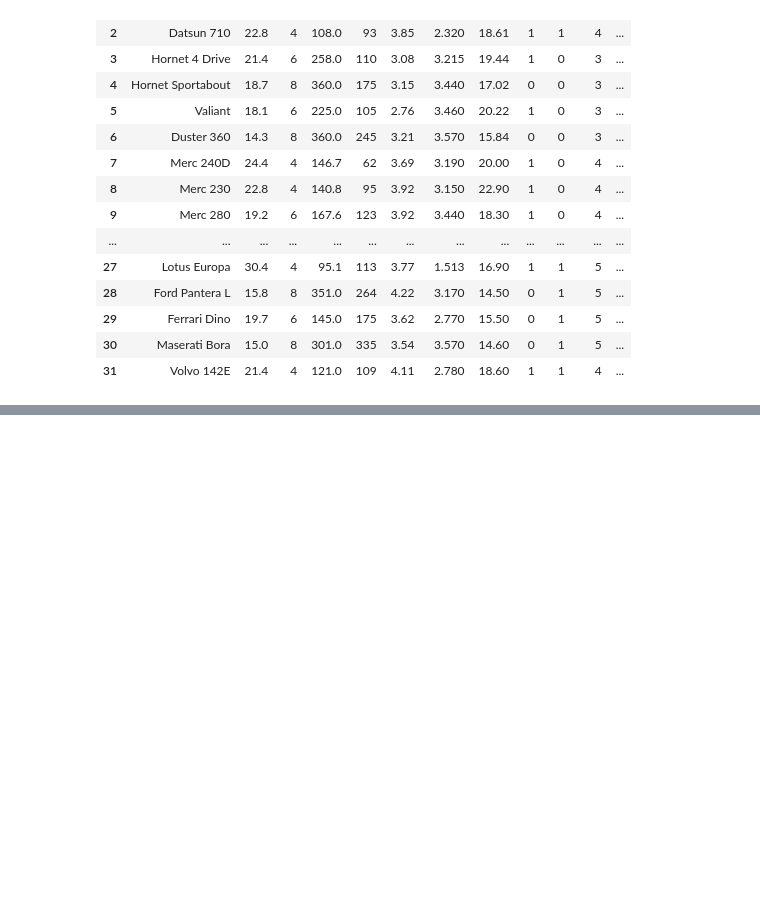
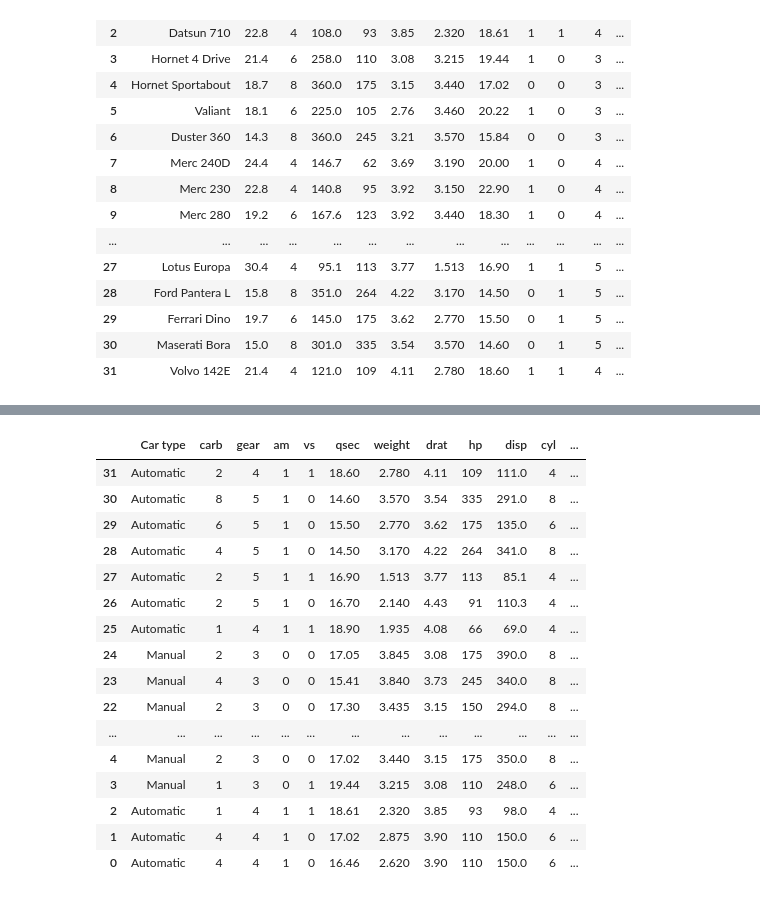
Before and after one commit to aryanra419/Python-class-notes, a Jupyter notebook: libraries.ipynb, the cells around one changed output, grey strips where cells are left out. Saved outputs shown, nothing was run; the diff lists cells and outputs as text; code cells hidden in the pictures; blank space fills up the shorter version.

```diff
--- a/libraries.ipynb
+++ b/libraries.ipynb
@@ -426,0 +578,20 @@ d3
+# %%
+d3.iloc[::-1,::-1]
+# %% [output]
+|  | Car type | carb | gear | am | vs | qsec | weight | drat | hp | disp | cyl | ... |
+| 31 | Automatic | 2 | 4 | 1 | 1 | 18.60 | 2.780 | 4.11 | 109 | 111.0 | 4 | ... |
+| 30 | Automatic | 8 | 5 | 1 | 0 | 14.60 | 3.570 | 3.54 | 335 | 291.0 | 8 | ... |
+| 29 | Automatic | 6 | 5 | 1 | 0 | 15.50 | 2.770 | 3.62 | 175 | 135.0 | 6 | ... |
+| 28 | Automatic | 4 | 5 | 1 | 0 | 14.50 | 3.170 | 4.22 | 264 | 341.0 | 8 | ... |
+| 27 | Automatic | 2 | 5 | 1 | 1 | 16.90 | 1.513 | 3.77 | 113 | 85.1 | 4 | ... |
+| 26 | Automatic | 2 | 5 | 1 | 0 | 16.70 | 2.140 | 4.43 | 91 | 110.3 | 4 | ... |
+| 25 | Automatic | 1 | 4 | 1 | 1 | 18.90 | 1.935 | 4.08 | 66 | 69.0 | 4 | ... |
+| 24 | Manual | 2 | 3 | 0 | 0 | 17.05 | 3.845 | 3.08 | 175 | 390.0 | 8 | ... |
+| 23 | Manual | 4 | 3 | 0 | 0 | 15.41 | 3.840 | 3.73 | 245 | 340.0 | 8 | ... |
+| 22 | Manual | 2 | 3 | 0 | 0 | 17.30 | 3.435 | 3.15 | 150 | 294.0 | 8 | ... |
+| ... | ... | ... | ... | ... | ... | ... | ... | ... | ... | ... | ... | ... |
+| 4 | Manual | 2 | 3 | 0 | 0 | 17.02 | 3.440 | 3.15 | 175 | 350.0 | 8 | ... |
+| 3 | Manual | 1 | 3 | 0 | 1 | 19.44 | 3.215 | 3.08 | 110 | 248.0 | 6 | ... |
+| 2 | Automatic | 1 | 4 | 1 | 1 | 18.61 | 2.320 | 3.85 | 93 | 98.0 | 4 | ... |
+| 1 | Automatic | 4 | 4 | 1 | 0 | 17.02 | 2.875 | 3.90 | 110 | 150.0 | 6 | ... |
+| 0 | Automatic | 4 | 4 | 1 | 0 | 16.46 | 2.620 | 3.90 | 110 | 150.0 | 6 | ... |
```
Also changed, not shown: parts of 36 cells of this notebook.
